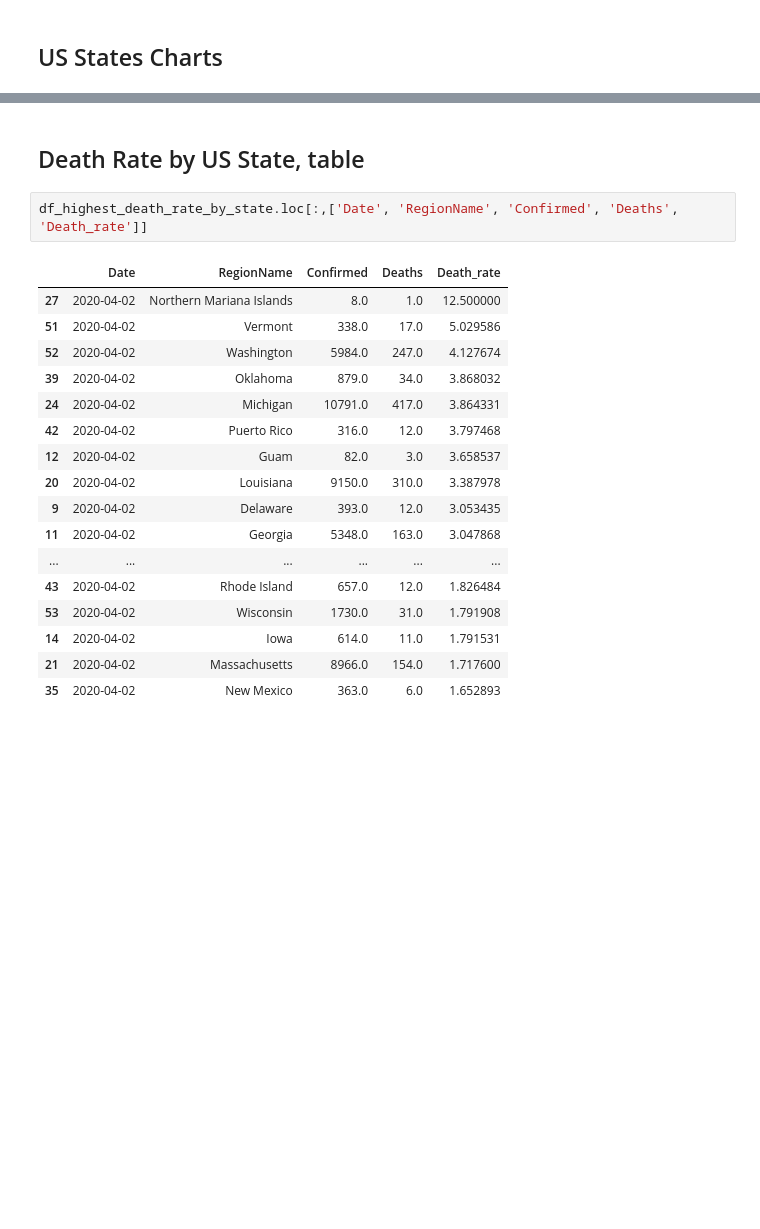
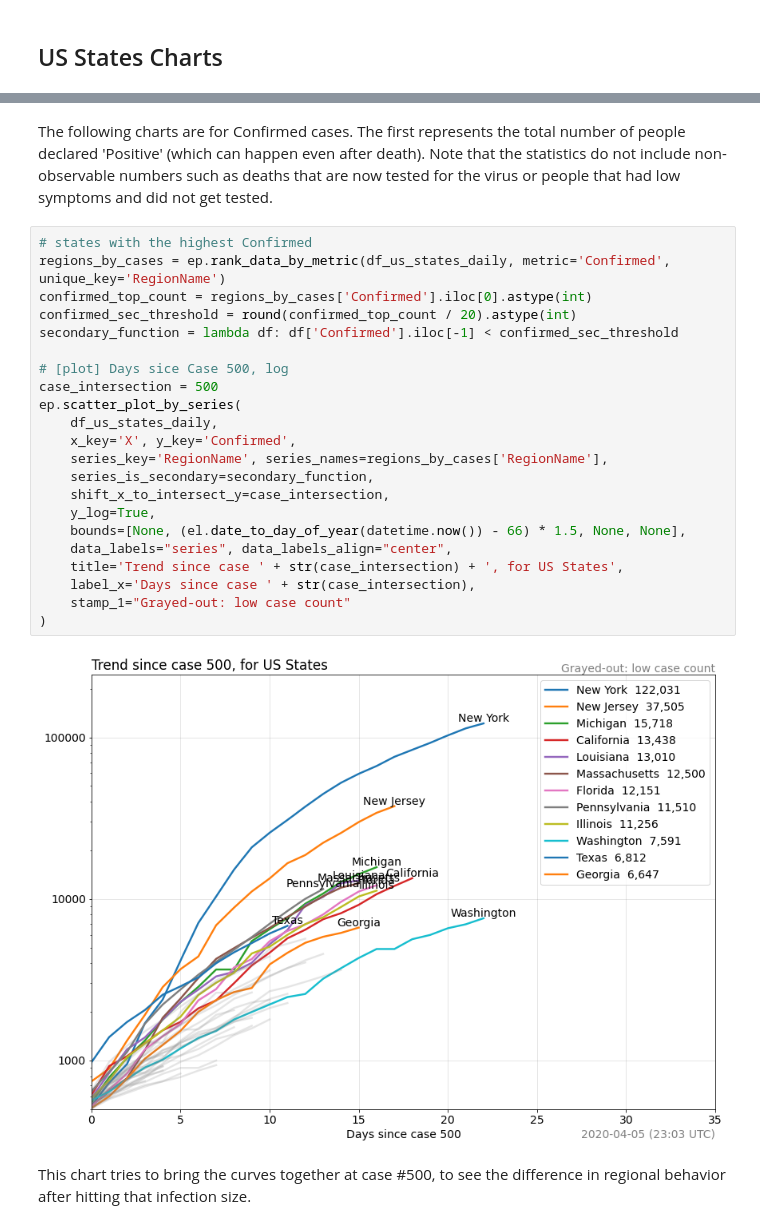
Before and after one commit to Covid-Analytics/covidanalytics.org, a Jupyter notebook: analysis/US_Data.ipynb, the cells around one changed output, grey strips where cells are left out. Cells and saved outputs as stored; diff of their text form; blank space fills up the shorter version.

```diff
--- a/analysis/US_Data.ipynb
+++ b/analysis/US_Data.ipynb
@@ -387,22 +98,28 @@ create_xy_plot_by_series(
-# %% [markdown]
-## Death Rate by US State, table
-# %%
-df_highest_death_rate_by_state.loc[:,['Date', 'RegionName', 'Confirmed', 'Deaths', 'Death_rate']]
-# %% [output]
-|  | Date | RegionName | Confirmed | Deaths | Death_rate |
-| 27 | 2020-04-02 | Northern Mariana Islands | 8.0 | 1.0 | 12.500000 |
-| 51 | 2020-04-02 | Vermont | 338.0 | 17.0 | 5.029586 |
-| 52 | 2020-04-02 | Washington | 5984.0 | 247.0 | 4.127674 |
-| 39 | 2020-04-02 | Oklahoma | 879.0 | 34.0 | 3.868032 |
-| 24 | 2020-04-02 | Michigan | 10791.0 | 417.0 | 3.864331 |
-| 42 | 2020-04-02 | Puerto Rico | 316.0 | 12.0 | 3.797468 |
-| 12 | 2020-04-02 | Guam | 82.0 | 3.0 | 3.658537 |
-| 20 | 2020-04-02 | Louisiana | 9150.0 | 310.0 | 3.387978 |
-| 9 | 2020-04-02 | Delaware | 393.0 | 12.0 | 3.053435 |
-| 11 | 2020-04-02 | Georgia | 5348.0 | 163.0 | 3.047868 |
-| ... | ... | ... | ... | ... | ... |
-| 43 | 2020-04-02 | Rhode Island | 657.0 | 12.0 | 1.826484 |
-| 53 | 2020-04-02 | Wisconsin | 1730.0 | 31.0 | 1.791908 |
-| 14 | 2020-04-02 | Iowa | 614.0 | 11.0 | 1.791531 |
-| 21 | 2020-04-02 | Massachusetts | 8966.0 | 154.0 | 1.717600 |
-| 35 | 2020-04-02 | New Mexico | 363.0 | 6.0 | 1.652893 |
+# %% [markdown]
+The following charts are for Confirmed cases. The first represents the total number of people declared 'Positive' (which can happen even after death). Note that the statistics do not include non-observable numbers such as deaths that are now tested for the virus or people that had low symptoms and did not get tested.
+# %%
+# states with the highest Confirmed
+regions_by_cases = ep.rank_data_by_metric(df_us_states_daily, metric='Confirmed', unique_key='RegionName')
+confirmed_top_count = regions_by_cases['Confirmed'].iloc[0].astype(int)
+confirmed_sec_threshold = round(confirmed_top_count / 20).astype(int)
+secondary_function = lambda df: df['Confirmed'].iloc[-1] < confirmed_sec_threshold
+
+# [plot] Days sice Case 500, log
+case_intersection = 500
+ep.scatter_plot_by_series(
+    df_us_states_daily,
+    x_key='X', y_key='Confirmed',
+    series_key='RegionName', series_names=regions_by_cases['RegionName'],
+    series_is_secondary=secondary_function,
+    shift_x_to_intersect_y=case_intersection,
+    y_log=True,
+    bounds=[None, (el.date_to_day_of_year(datetime.now()) - 66) * 1.5, None, None],
+    data_labels="series", data_labels_align="center",
+    title='Trend since case ' + str(case_intersection) + ', for US States',
+    label_x='Days since case ' + str(case_intersection),
+    stamp_1="Grayed-out: low case count"
+)
+# %% [output]
+[figure, added]
+# %% [markdown]
+This chart tries to bring the curves together at case #500, to see the difference in regional behavior after hitting that infection size.
```
Also changed, not shown: parts of 18 cells of this notebook, 3 other files.
